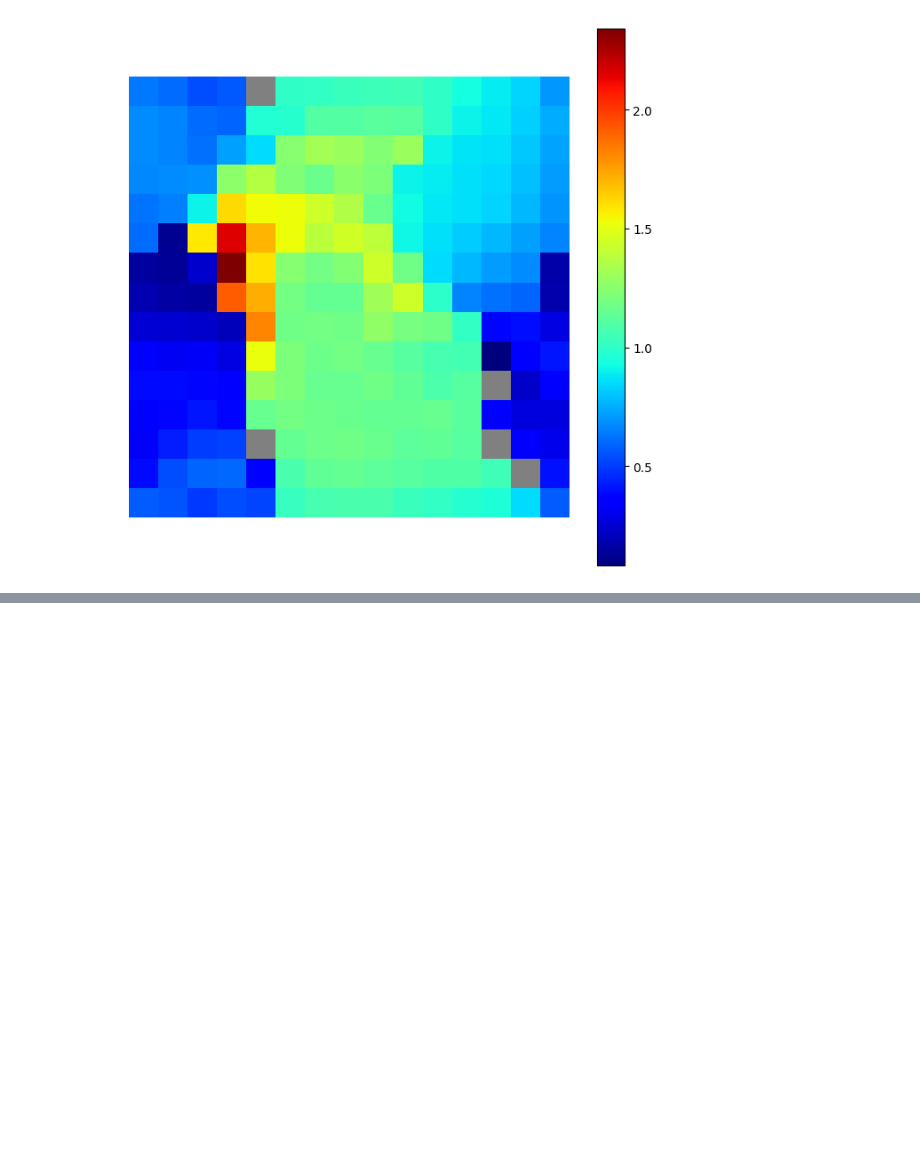
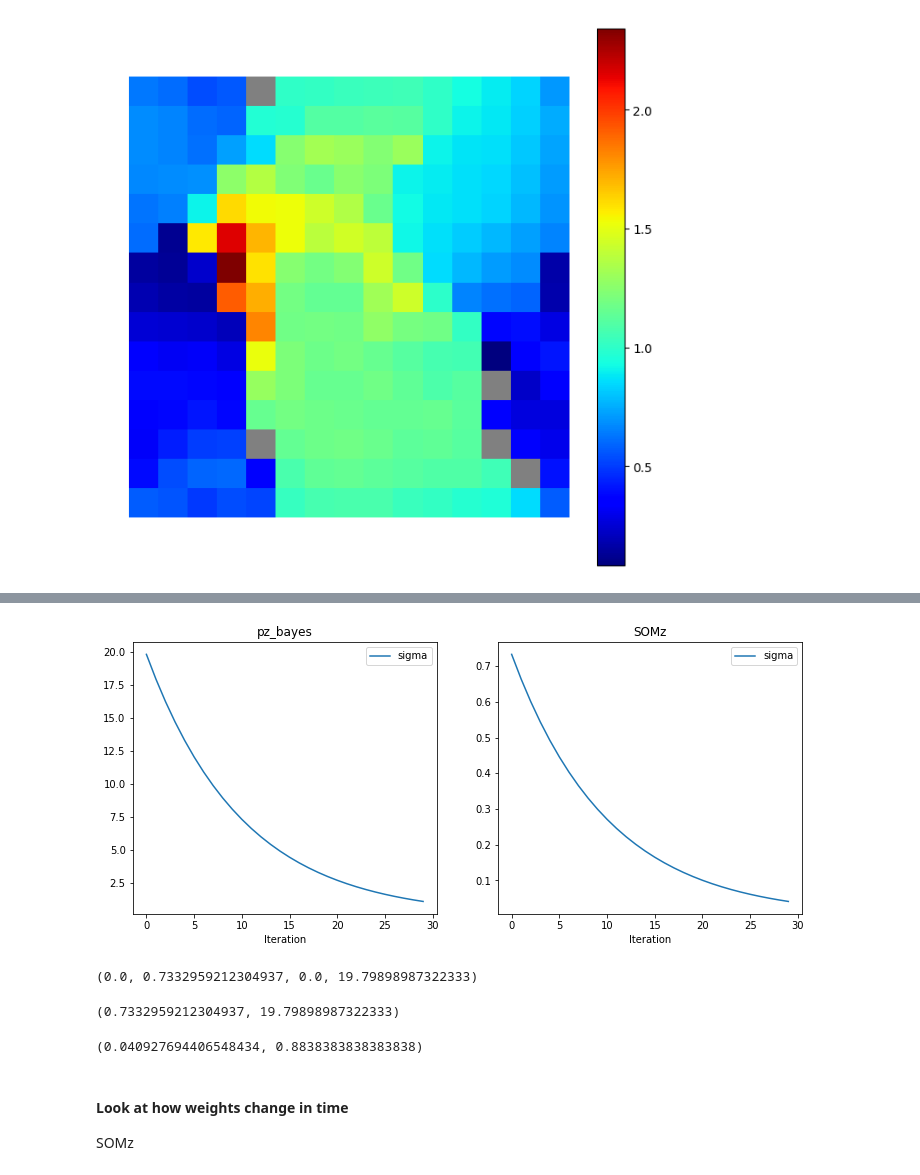
Before and after one commit to LSSTDESC/pz_bayes, a Jupyter notebook: notebooks/SOMZ Playground.ipynb, the cells around one changed output, grey strips where cells are left out. Drawn from its saved outputs; the diff is of its cells as text; code cells hidden in the pictures; blank space fills up the shorter version.

```diff
--- a/notebooks/SOMZ Playground.ipynb
+++ b/notebooks/SOMZ Playground.ipynb
@@ -578,0 +684,31 @@ M.plot_map()
+# %%
+fig, axs = plt.subplots(1,2, figsize=(12,5))
+axs = axs.ravel()
+
+im0 = axs[0].plot(pz_sigmas, label='sigma')
+axs[0].set_xlabel('Iteration')
+axs[0].set_title('pz_bayes')
+axs[0].legend()
+
+im1 = axs[1].plot(somz_sigmas, label='sigma')
+axs[1].set_xlabel('Iteration')
+axs[1].set_title('SOMz')
+axs[1].legend();
+# %% [output]
+[figure, added]
+# %%
+np.min(somz.distLib), np.max(somz.distLib), np.min(grid.separations), np.max(grid.separations)
+# %% [output]
+(0.0, 0.7332959212304937, 0.0, 19.79898987322333)
+# %%
+sigma0, scale
+# %% [output]
+(0.7332959212304937, 19.79898987322333)
+# %%
+(0.035 - 0.005) / 0.733, (20 - 2.5) / 19.8
+# %% [output]
+(0.040927694406548434, 0.8838383838383838)
+# %% [markdown]
+#### Look at how weights change in time
+
+SOMz
```
Also changed, not shown: parts of 38 cells of this notebook.
